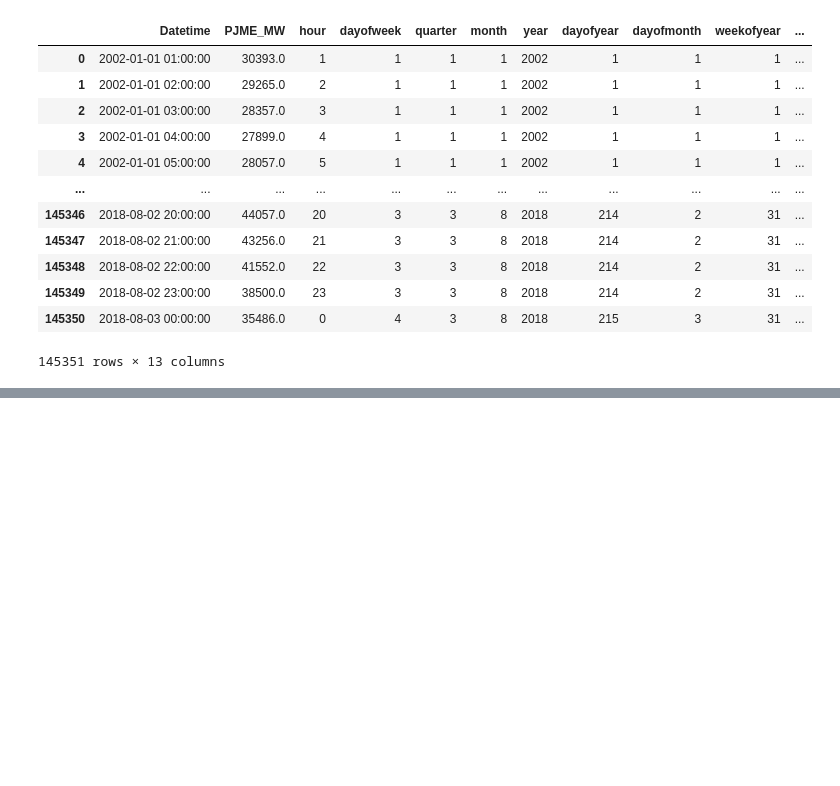
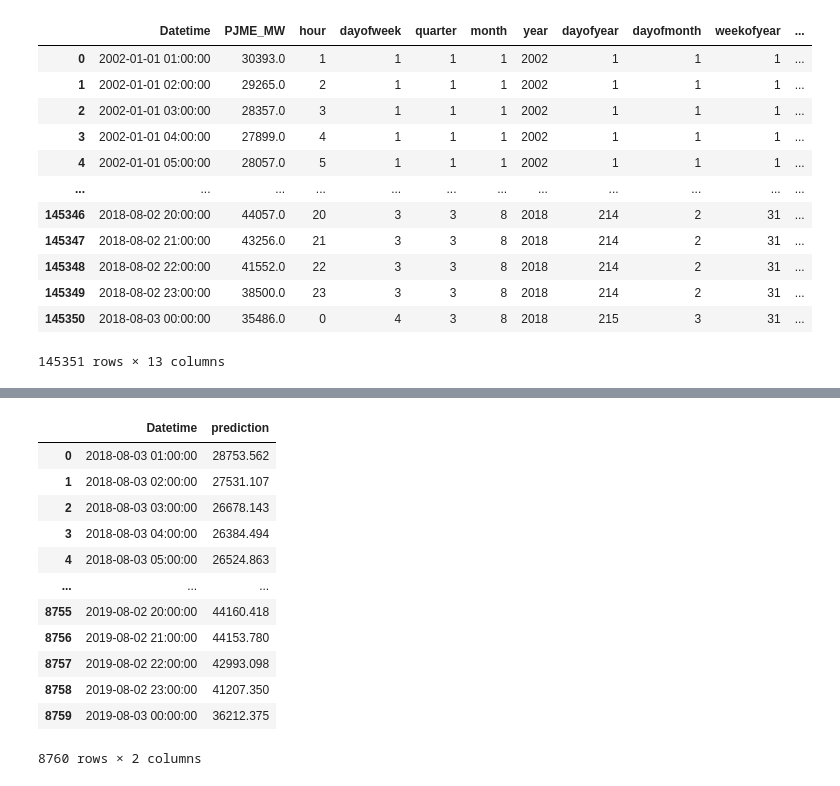
Before and after one commit to thiagocarvalhor/energy_consumption, a Jupyter notebook: notebooks/test.ipynb, the cells around one changed output, grey strips where cells are left out. Saved outputs shown, nothing was run; the diff lists cells and outputs as text; code cells hidden in the pictures; blank space fills up the shorter version.

```diff
--- a/notebooks/test.ipynb
+++ b/notebooks/test.ipynb
@@ -106,0 +147,17 @@ TypeError: Invalid comparison between dtype=int64 and str
+# %%
+df_future = pd.read_csv(future)
+df_future
+# %% [output]
+|  | Datetime | prediction |
+| 0 | 2018-08-03 01:00:00 | 28753.562 |
+| 1 | 2018-08-03 02:00:00 | 27531.107 |
+| 2 | 2018-08-03 03:00:00 | 26678.143 |
+| 3 | 2018-08-03 04:00:00 | 26384.494 |
+| 4 | 2018-08-03 05:00:00 | 26524.863 |
+| ... | ... | ... |
+| 8755 | 2019-08-02 20:00:00 | 44160.418 |
+| 8756 | 2019-08-02 21:00:00 | 44153.780 |
+| 8757 | 2019-08-02 22:00:00 | 42993.098 |
+| 8758 | 2019-08-02 23:00:00 | 41207.350 |
+| 8759 | 2019-08-03 00:00:00 | 36212.375 |
+8760 rows × 2 columns
```
Also changed, not shown: parts of 7 cells of this notebook, 10 other files.
